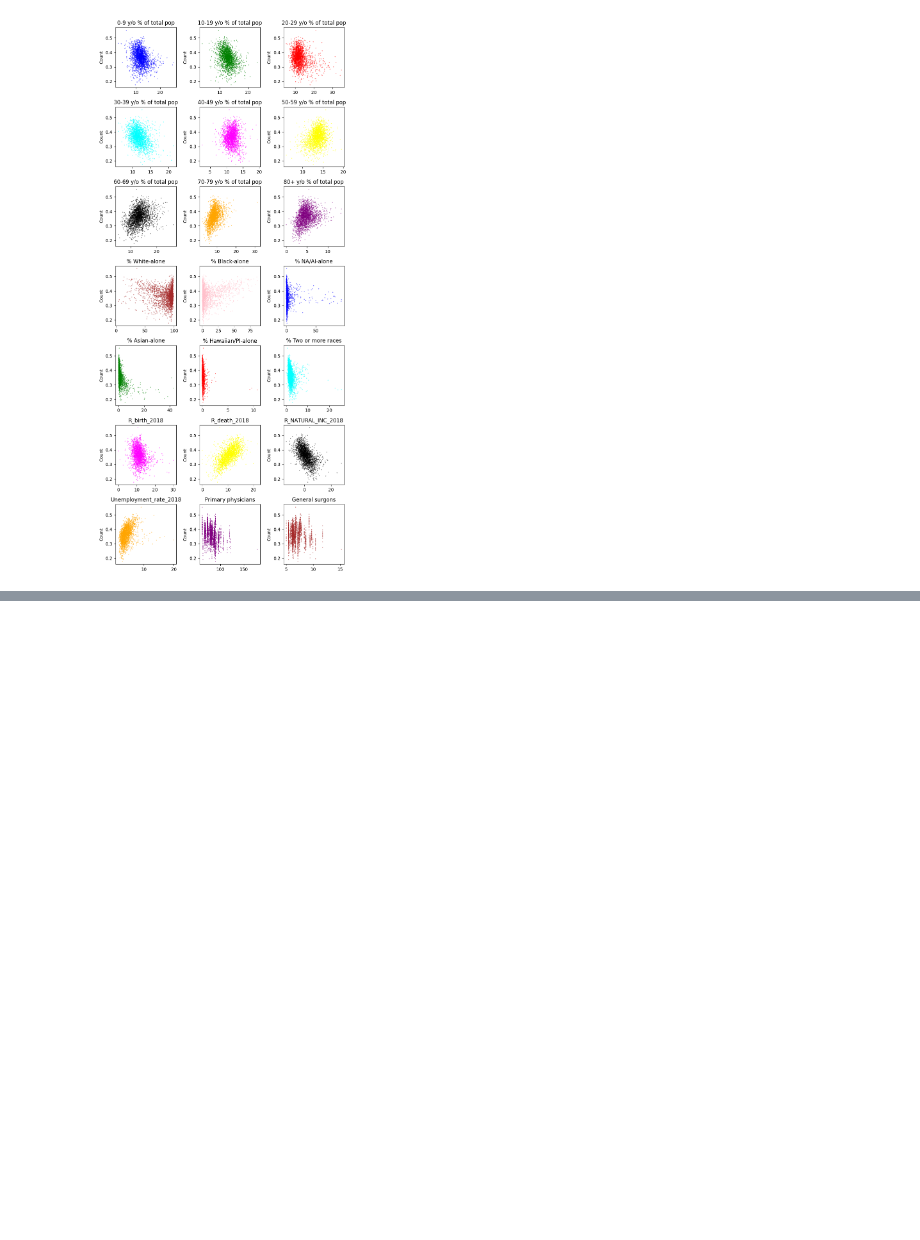
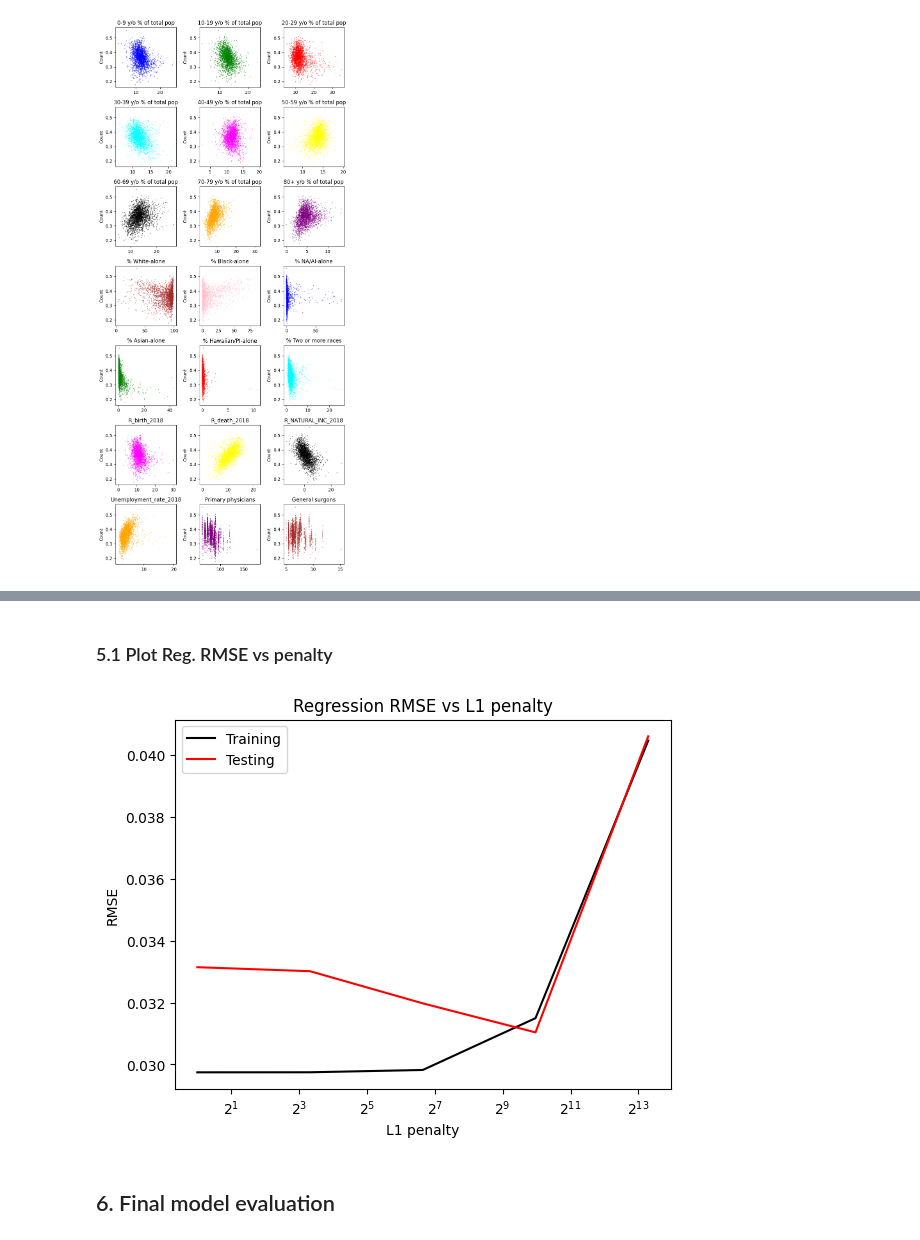
Before and after one commit to 4GeeksAcademy/Madesh1-regularized-linear-regression, a Jupyter notebook: src/Madesh_solution.ipynb, the cells around one changed output, grey strips where cells are left out. Saved outputs shown, nothing was run; the diff lists cells and outputs as text; code cells hidden in the pictures; blank space fills up the shorter version.

```diff
--- a/src/Madesh_solution.ipynb
+++ b/src/Madesh_solution.ipynb
@@ -295,0 +423,22 @@ fig.show()
+# %%
+%%time
+
+penalties=[1, 10, 100, 1000, 10000]
+train_rmse_values=[]
+test_rmse_values=[]
+
+for penalty in penalties:
+    ridge_model=Ridge(alpha=penalty, max_iter=5000)
+    result=ridge_model.fit(training_features, train_labels)
+
+    train_predictions=ridge_model.predict(training_features)
+    train_rmse=root_mean_squared_error(train_labels, train_predictions)
+    train_rmse_values.append(train_rmse)
+
+    test_predictions=ridge_model.predict(testing_features)
+    test_rmse=root_mean_squared_error(test_labels, test_predictions)
+    test_rmse_values.append(test_rmse)
+
+    print(f'Prediction RMSE: training: {train_rmse:.4f}, testing: {test_rmse:.4f}')
+
+print()
@@ -295,0 +454,15 @@ fig.show()
+# %% [markdown]
+### 5.1 Plot Reg. RMSE vs penalty
+# %%
+plt.title('Regression RMSE vs L1 penalty')
+plt.plot(penalties, train_rmse_values, color='black', label='Training')
+plt.plot(penalties, test_rmse_values, color='red', label='Testing')
+plt.xlabel('L1 penalty')
+plt.xscale('log', base=2)
+plt.ylabel('RMSE')
+plt.legend(loc='best')
+plt.show()
+# %% [output]
+[figure, added]
+# %% [markdown]
+## 6. Final model evaluation
```
Also changed, not shown: parts of 14 cells of this notebook.
